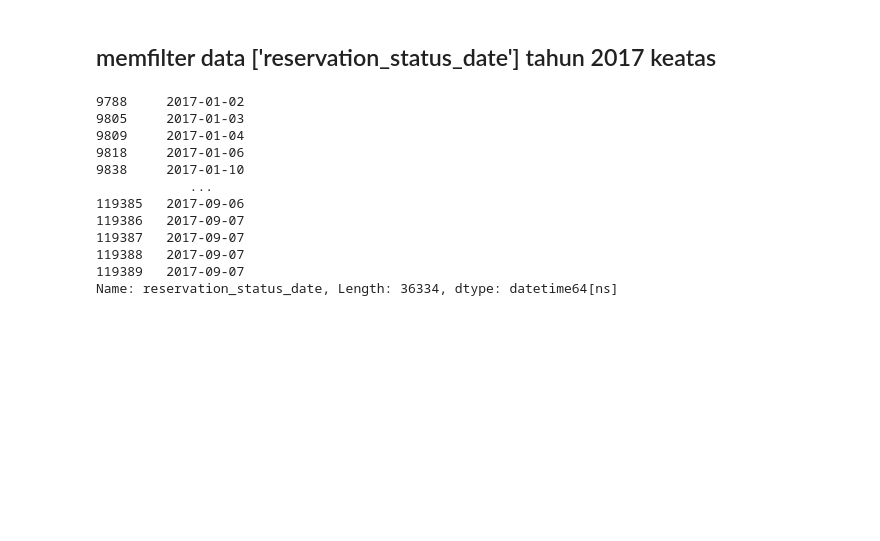
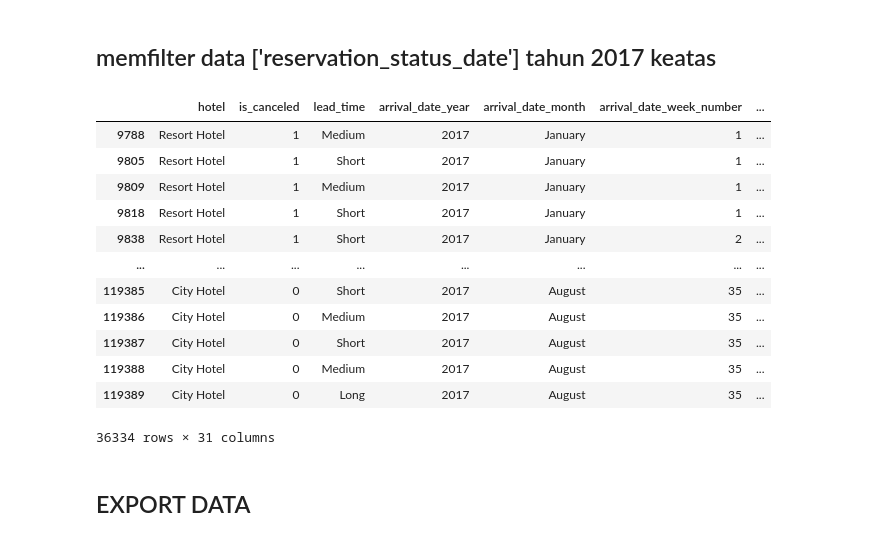
Before and after one commit to ferdinosaurus/intermediate-python-AI-INDONESIA, a Jupyter notebook: Final Project/SoalB.ipynb, the cells around one changed output. Cells and saved outputs as stored; diff of their text form; code cells hidden in the pictures; blank space fills up the shorter version.

```diff
--- a/Final Project/SoalB.ipynb
+++ b/Final Project/SoalB.ipynb
@@ -290,18 +290,23 @@ data_hotel
 # %%
 import datetime
 # %%
-data_hotel['reservation_status_date'] = pd.to_datetime(data_hotel['reservation_status_date'])
-data_hotel['reservation_status_date'].loc[data_hotel['reservation_status_date']>datetime.datetime(2017,1,1)]
+data_hotel['reservation_status_date'] = pd.to_datetime(data_hotel['reservation_status_date']) #convert menjadi datetime
+data_hotel['reservation_status_date'] = data_hotel['reservation_status_date'].loc[data_hotel['reservation_status_date']>datetime.datetime(2017,1,1)] # filter data hanya tahun  2017 keatas
+data_hotel = data_hotel[data_hotel['reservation_status_date'].notna()] #karena tanggal data tersebut tidak sepenuhnya kehapus(NaT) harus di filter lagi yang ['reservation_status_date'] tidak kosong
+data_hotel
 # %% [output]
+|  | hotel | is_canceled | lead_time | arrival_date_year | arrival_date_month | arrival_date_week_number | ... |
+| 9788 | Resort Hotel | 1 | Medium | 2017 | January | 1 | ... |
+| 9805 | Resort Hotel | 1 | Short | 2017 | January | 1 | ... |
+| 9809 | Resort Hotel | 1 | Medium | 2017 | January | 1 | ... |
+| 9818 | Resort Hotel | 1 | Short | 2017 | January | 1 | ... |
+| 9838 | Resort Hotel | 1 | Short | 2017 | January | 2 | ... |
+| ... | ... | ... | ... | ... | ... | ... | ... |
+| 119385 | City Hotel | 0 | Short | 2017 | August | 35 | ... |
+| 119386 | City Hotel | 0 | Medium | 2017 | August | 35 | ... |
+| 119387 | City Hotel | 0 | Short | 2017 | August | 35 | ... |
+| 119388 | City Hotel | 0 | Medium | 2017 | August | 35 | ... |
+| 119389 | City Hotel | 0 | Long | 2017 | August | 35 | ... |
-9788     2017-01-02
-9805     2017-01-03
-9809     2017-01-04
-9818     2017-01-06
-9838     2017-01-10
-            ...
-119385   2017-09-06
-119386   2017-09-07
-119387   2017-09-07
-119388   2017-09-07
-119389   2017-09-07
-Name: reservation_status_date, Length: 36334, dtype: datetime64[ns]
+36334 rows × 31 columns
+# %% [markdown]
+## EXPORT DATA
```
Also changed, not shown: parts of 2 cells of this notebook, 2 other files.
